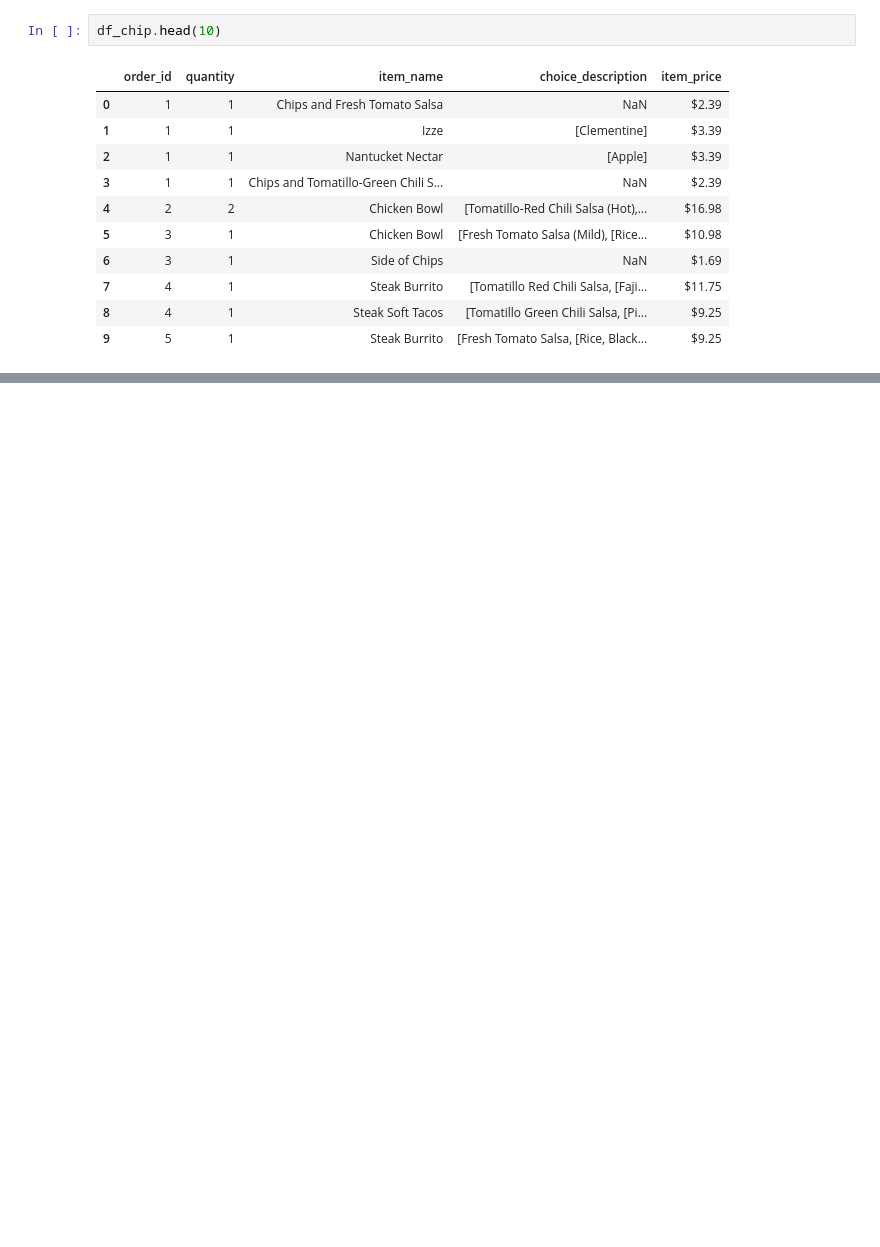
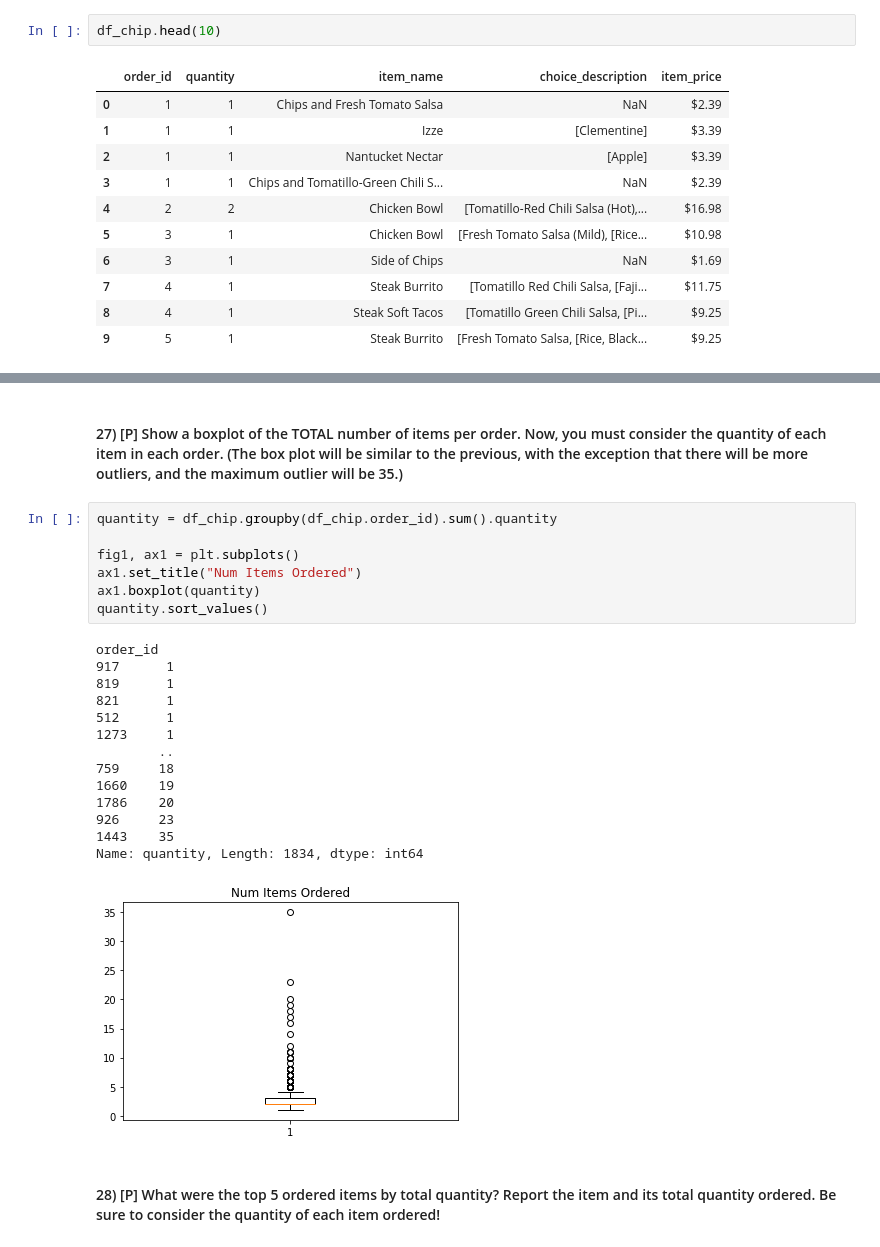
Before and after one commit to jaschaeff/DataMiningIntro, a Jupyter notebook: labs/lab09.ipynb, the cells around one changed output, grey strips where cells are left out. Cells and saved outputs as stored; diff of their text form; blank space fills up the shorter version.

```diff
--- a/labs/lab09.ipynb
+++ b/labs/lab09.ipynb
@@ -584,0 +361,27 @@ choice_description items used with Chicken Bowls. Explain your findings.
+# %% [markdown]
+
+#### 27) [P] Show a boxplot of the TOTAL number of items per order. Now, you must consider the quantity of each item in each order. (The box plot will be similar to the previous, with the exception that there will be more outliers, and the maximum outlier will be 35.)
+# %%
+quantity = df_chip.groupby(df_chip.order_id).sum().quantity
+
+fig1, ax1 = plt.subplots()
+ax1.set_title("Num Items Ordered")
+ax1.boxplot(quantity)
+quantity.sort_values()
+# %% [output]
+order_id
+917      1
+819      1
+821      1
+512      1
+1273     1
+        ..
+759     18
+1660    19
+1786    20
+926     23
+1443    35
+Name: quantity, Length: 1834, dtype: int64
+[figure, added]
+# %% [markdown]
+#### 28) [P] What were the top 5 ordered items by total quantity? Report the item and its total quantity ordered. Be sure to consider the quantity of each item ordered!
```
Also changed, not shown: parts of 184 cells of this notebook.
